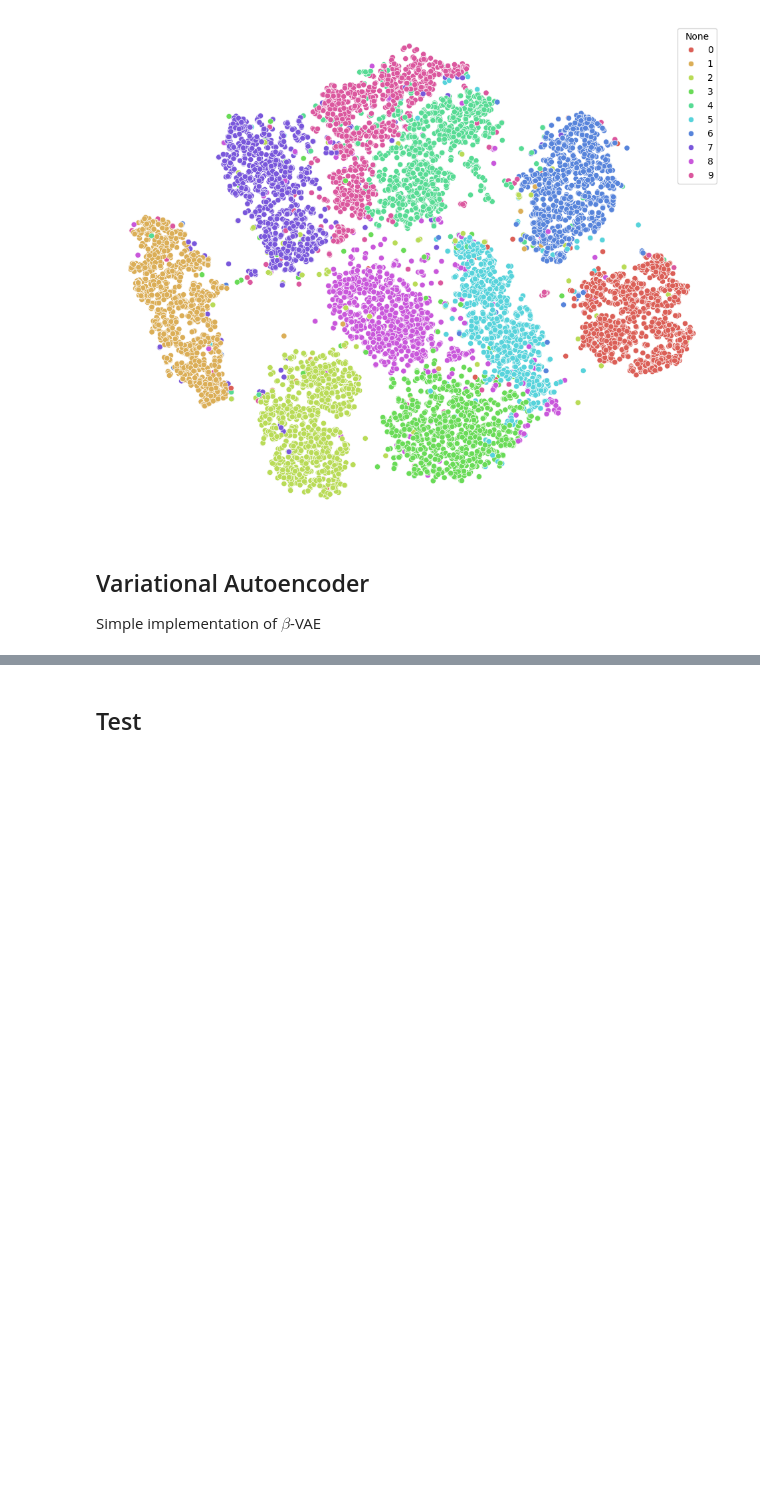
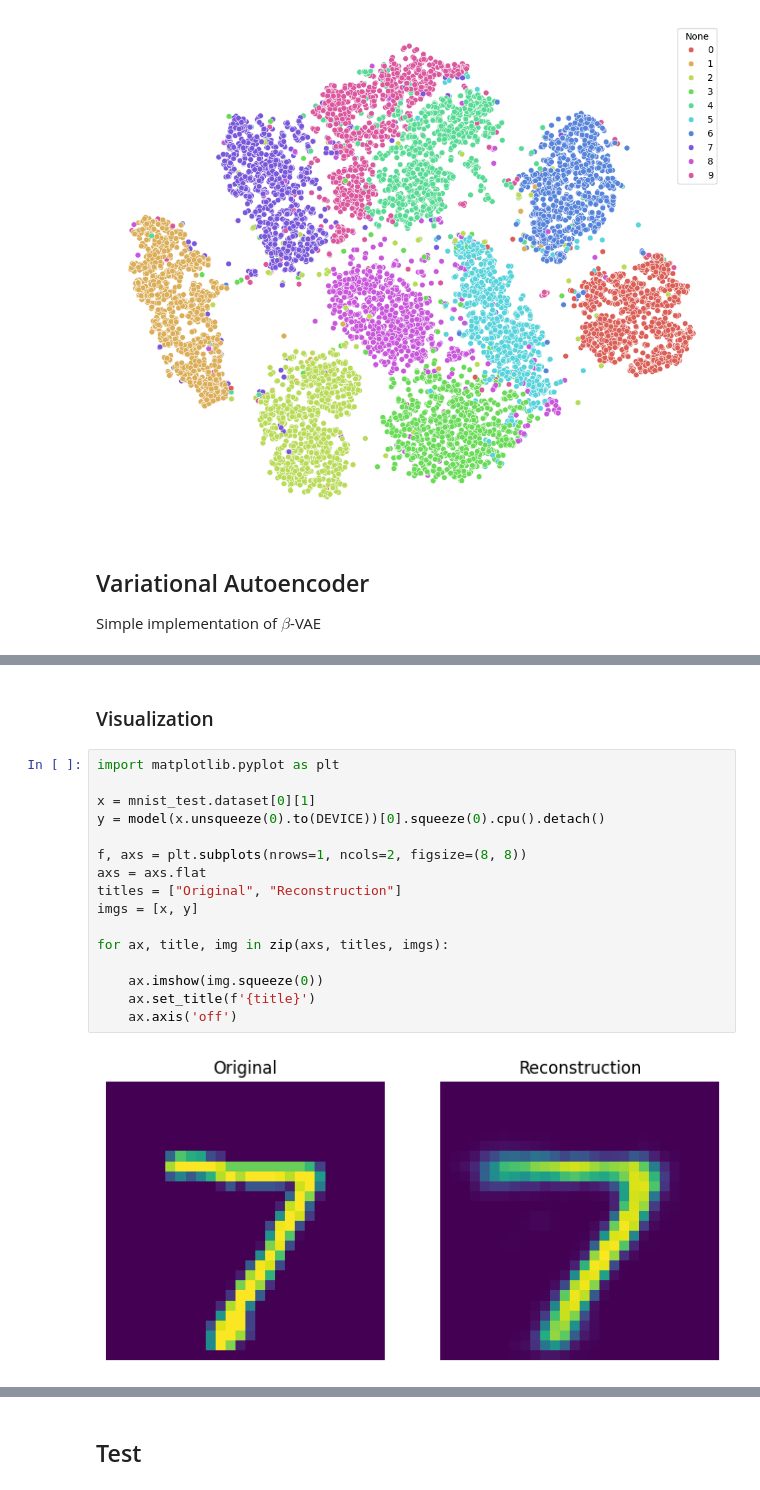
Before and after one commit to XiaoyuBi/My-ML-Base, a Jupyter notebook: generative/experiments.ipynb, the cells around one changed output, grey strips where cells are left out. Cells and saved outputs as stored; diff of their text form; blank space fills up the shorter version.

```diff
--- a/generative/experiments.ipynb
+++ b/generative/experiments.ipynb
@@ -136,0 +196,20 @@ from models.autoencoder import Autoencoder
+# %% [markdown]
+### Visualization
+# %%
+import matplotlib.pyplot as plt
+
+x = mnist_test.dataset[0][1]
+y = model(x.unsqueeze(0).to(DEVICE))[0].squeeze(0).cpu().detach()
+
+f, axs = plt.subplots(nrows=1, ncols=2, figsize=(8, 8))
+axs = axs.flat
+titles = ["Original", "Reconstruction"]
+imgs = [x, y]
+
+for ax, title, img in zip(axs, titles, imgs):
+
+    ax.imshow(img.squeeze(0))
+    ax.set_title(f'{title}')
+    ax.axis('off')
+# %% [output]
+[figure, added]
```
Also changed, not shown: parts of 4 cells of this notebook, 1 other file.
